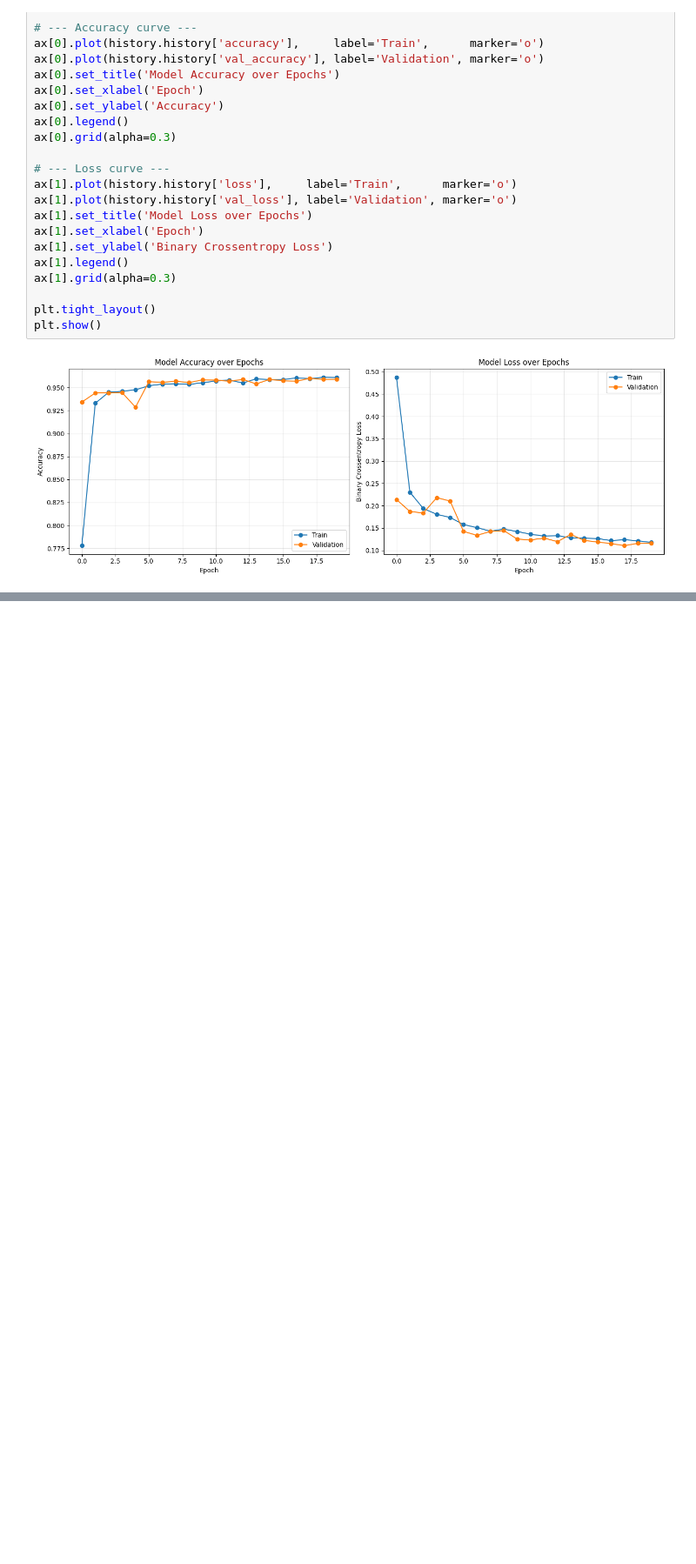
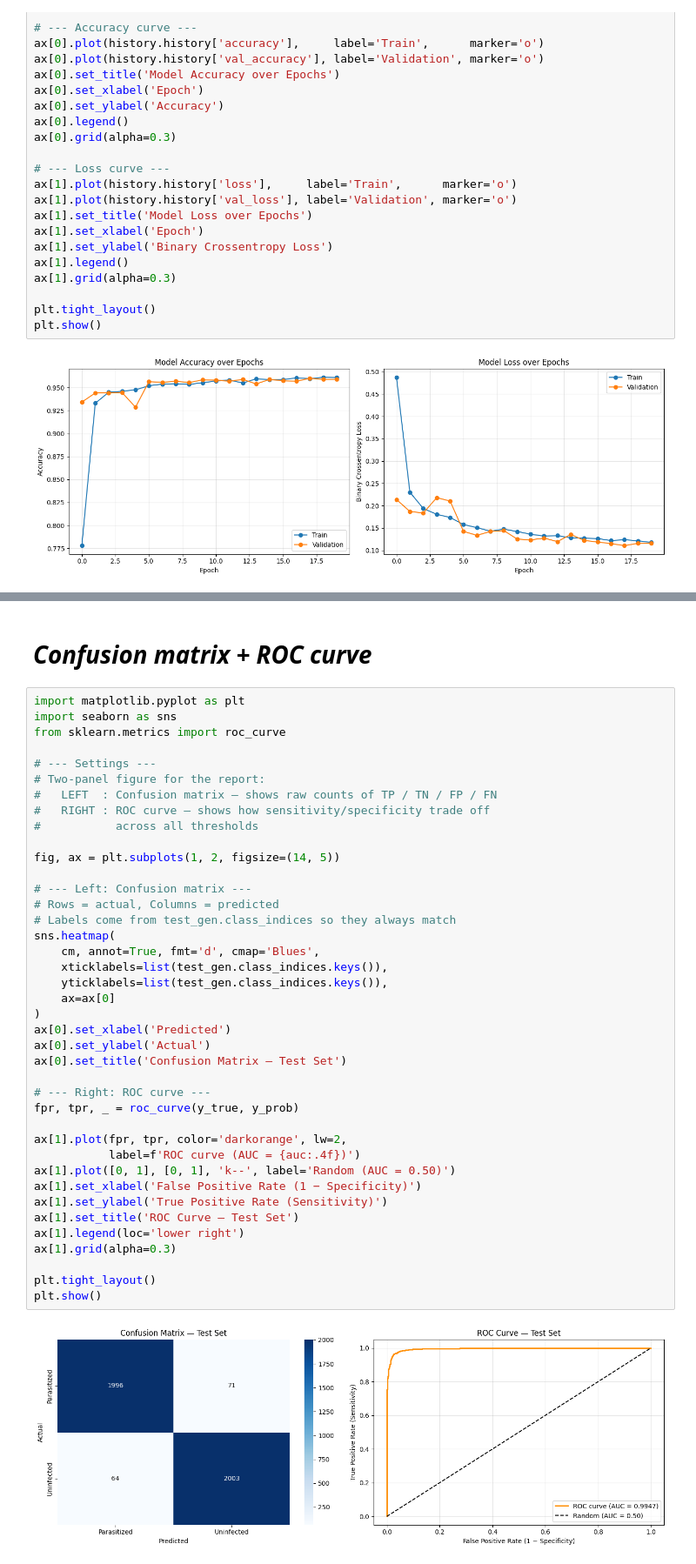
Before and after one commit to OvoFiona/CNN-Malaria-Detection-System, a Jupyter notebook: Model.ipynb, the cells around one changed output, grey strips where cells are left out. Shown at 87% size. Cells and saved outputs as stored; diff of their text form; blank space fills up the shorter version.

```diff
--- a/Model.ipynb
+++ b/Model.ipynb
@@ -672,0 +730,44 @@ plt.show()
+# %% [markdown]
+# ***Confusion matrix + ROC curve***
+# %%
+import matplotlib.pyplot as plt
+import seaborn as sns
+from sklearn.metrics import roc_curve
+
+# --- Settings ---
+# Two-panel figure for the report:
+#   LEFT  : Confusion matrix — shows raw counts of TP / TN / FP / FN
+#   RIGHT : ROC curve — shows how sensitivity/specificity trade off
+#           across all thresholds
+
+fig, ax = plt.subplots(1, 2, figsize=(14, 5))
+
+# --- Left: Confusion matrix ---
+# Rows = actual, Columns = predicted
+# Labels come from test_gen.class_indices so they always match
+sns.heatmap(
+    cm, annot=True, fmt='d', cmap='Blues',
+    xticklabels=list(test_gen.class_indices.keys()),
+    yticklabels=list(test_gen.class_indices.keys()),
+    ax=ax[0]
+)
+ax[0].set_xlabel('Predicted')
+ax[0].set_ylabel('Actual')
+ax[0].set_title('Confusion Matrix — Test Set')
+
+# --- Right: ROC curve ---
+fpr, tpr, _ = roc_curve(y_true, y_prob)
+
+ax[1].plot(fpr, tpr, color='darkorange', lw=2,
+           label=f'ROC curve (AUC = {auc:.4f})')
+ax[1].plot([0, 1], [0, 1], 'k--', label='Random (AUC = 0.50)')
+ax[1].set_xlabel('False Positive Rate (1 − Specificity)')
+ax[1].set_ylabel('True Positive Rate (Sensitivity)')
+ax[1].set_title('ROC Curve — Test Set')
+ax[1].legend(loc='lower right')
+ax[1].grid(alpha=0.3)
+
+plt.tight_layout()
+plt.show()
+# %% [output]
+[figure, added]
```
Also changed, not shown: parts of 2 cells of this notebook.
